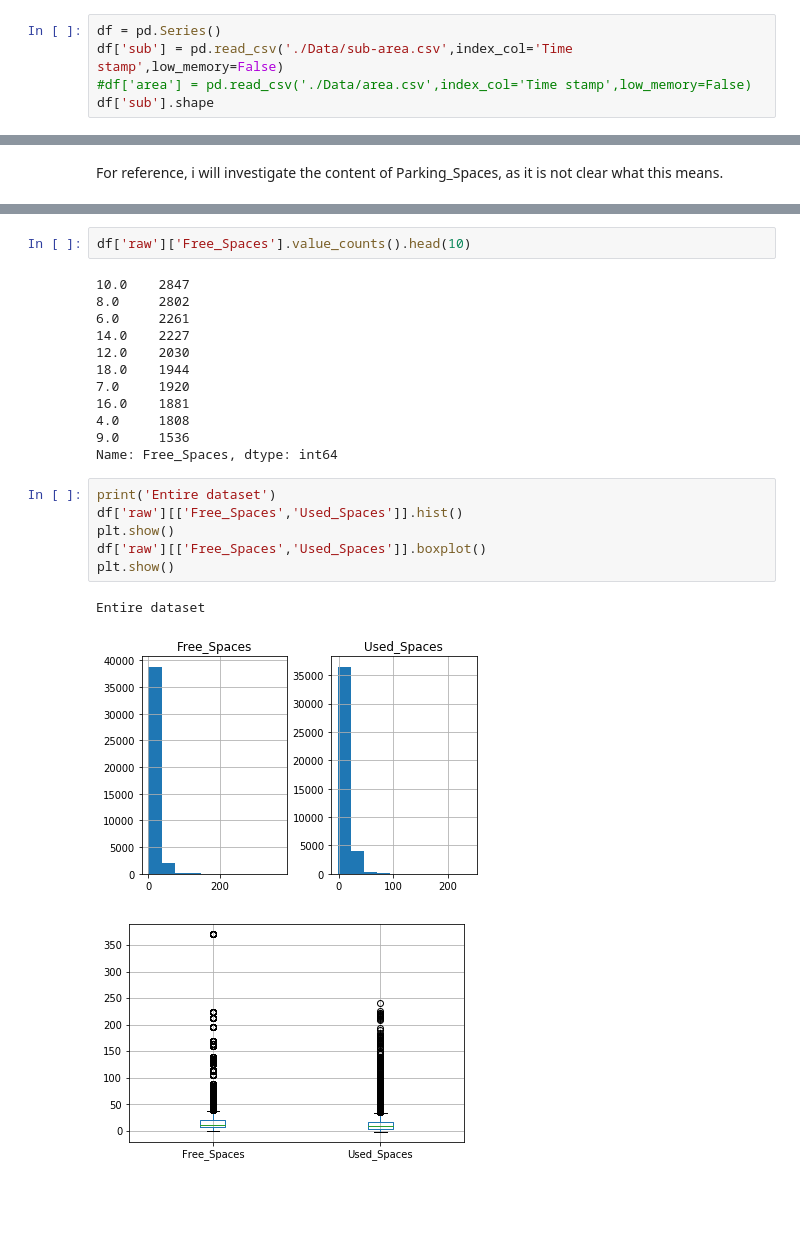
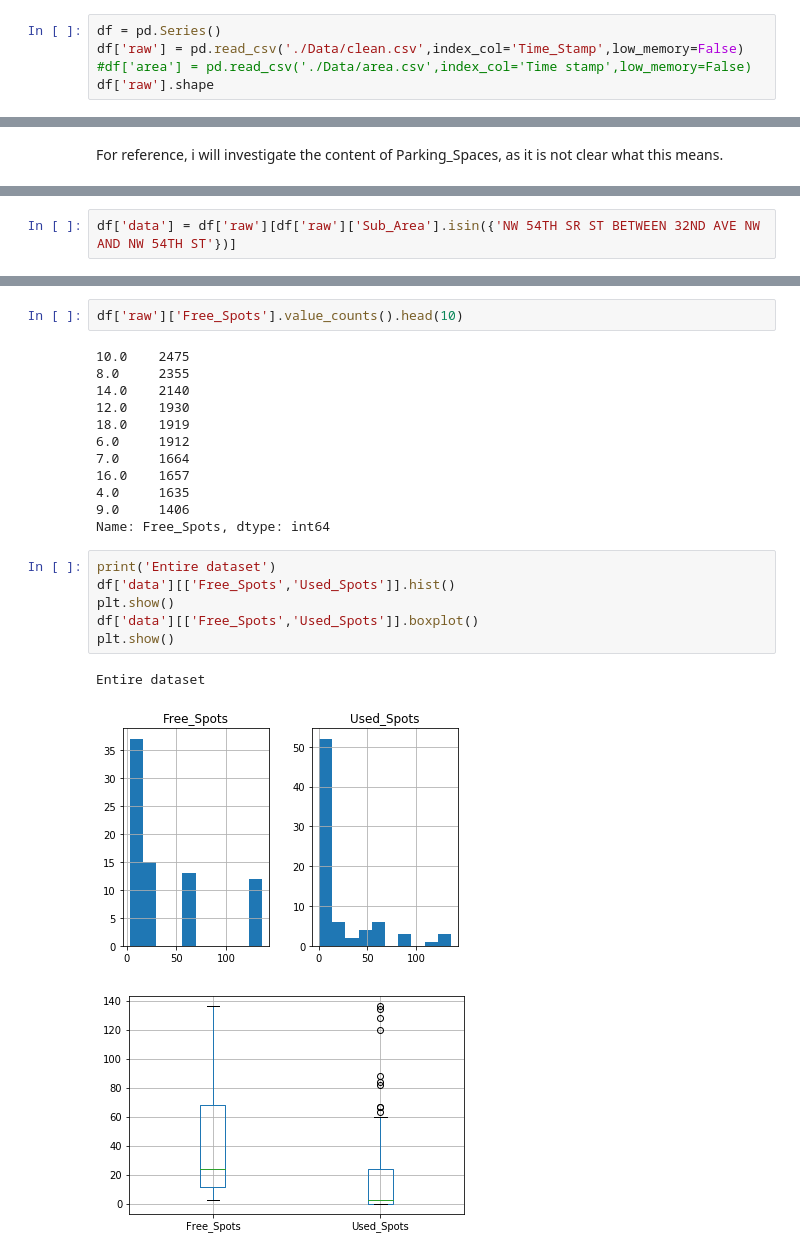
Before and after one commit to bok11/IS-Data-Analasys, a Jupyter notebook: Data Exploration (Part 2).ipynb, the cells around one changed output, grey strips where cells are left out. Saved outputs shown, nothing was run; the diff lists cells and outputs as text; blank space fills up the shorter version.

```diff
--- a/Data Exploration (Part 2).ipynb
+++ b/Data Exploration (Part 2).ipynb
@@ -8,7 +8,7 @@ import numpy as np
 # Loading the data
 # %%
 df = pd.Series()
-df['sub'] = pd.read_csv('./Data/sub-area.csv',index_col='Time stamp',low_memory=False)
+df['raw'] = pd.read_csv('./Data/clean.csv',index_col='Time_Stamp',low_memory=False)
 #df['area'] = pd.read_csv('./Data/area.csv',index_col='Time stamp',low_memory=False)
-df['sub'].shape
+df['raw'].shape
 # %% [output]
@@ -86,0 +45,2 @@ Chinatown
+# %%
+df['data'] = df['raw'][df['raw']['Sub_Area'].isin({'NW 54TH SR ST BETWEEN 32ND AVE NW AND NW 54TH ST'})]
@@ -87,26 +56,26 @@ Chinatown
 # %%
-df['raw']['Free_Spaces'].value_counts().head(10)
+df['raw']['Free_Spots'].value_counts().head(10)
 # %% [output]
-10.0    2847
-8.0     2802
-6.0     2261
-14.0    2227
-12.0    2030
-18.0    1944
-7.0     1920
-16.0    1881
-4.0     1808
-9.0     1536
-Name: Free_Spaces, dtype: int64
+10.0    2475
+8.0     2355
+14.0    2140
+12.0    1930
+18.0    1919
+6.0     1912
+7.0     1664
+16.0    1657
+4.0     1635
+9.0     1406
+Name: Free_Spots, dtype: int64
 # %%
 print('Entire dataset')
-df['raw'][['Free_Spaces','Used_Spaces']].hist()
+df['data'][['Free_Spots','Used_Spots']].hist()
 plt.show()
-df['raw'][['Free_Spaces','Used_Spaces']].boxplot()
+df['data'][['Free_Spots','Used_Spots']].boxplot()
 plt.show()
 # %% [output]
 Entire dataset
-[figure, old version]
+[figure, new version]
-[figure, old version]
+[figure, new version]
 # %%
 print('Weekdays')
```
Also changed, not shown: parts of 27 cells of this notebook.
